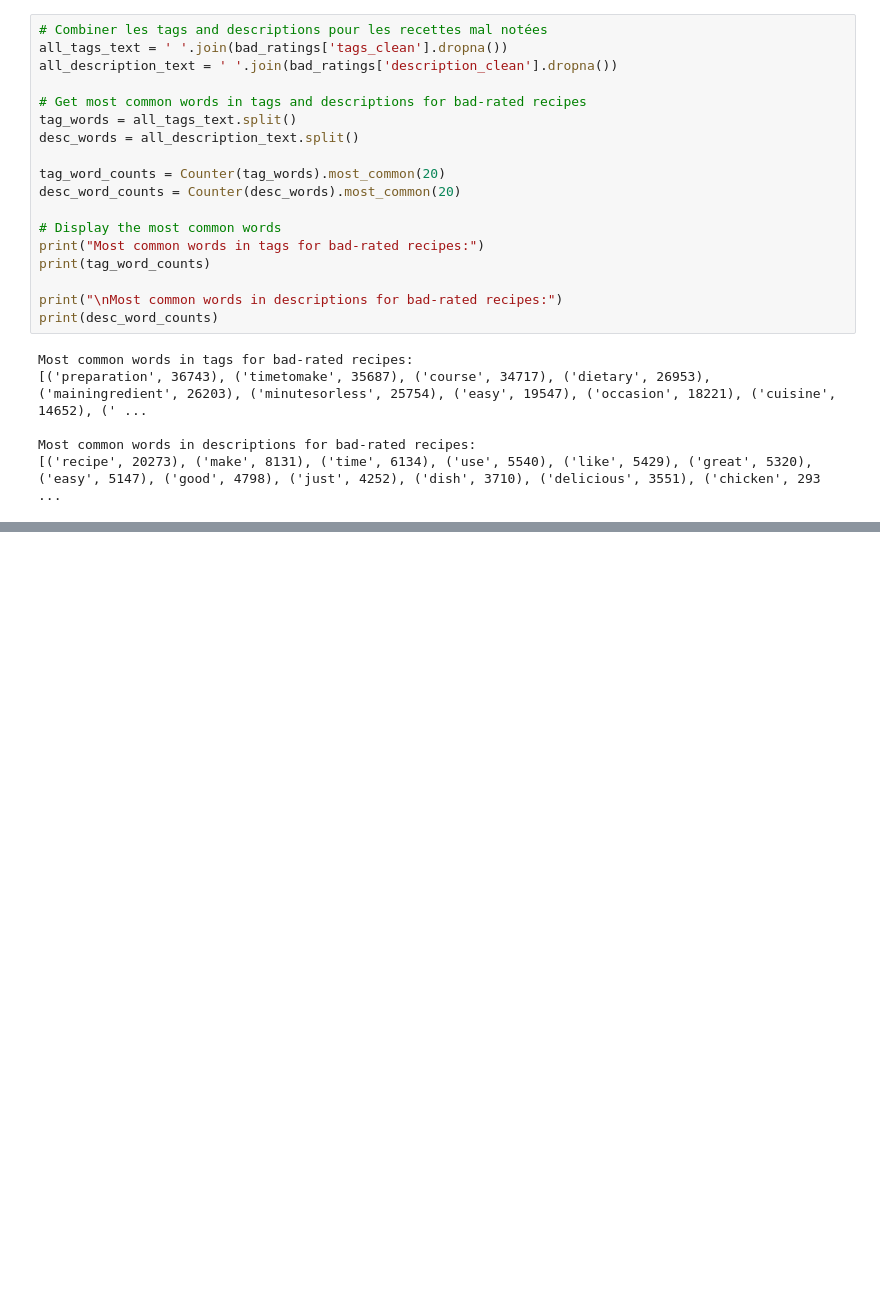
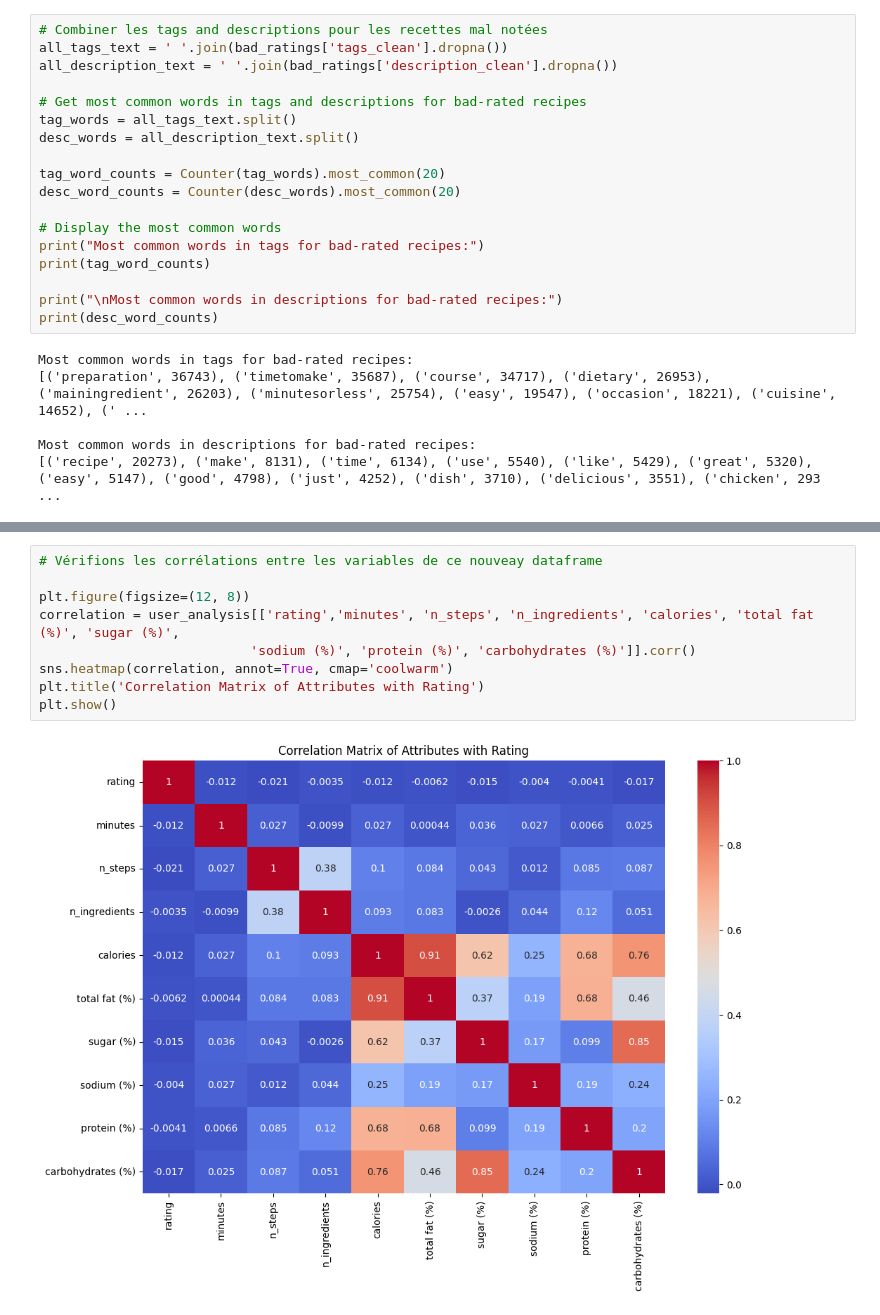
Before and after one commit to romainDonne22/cookproject, a Jupyter notebook: rating_recipe_merge.ipynb, the cells around one changed output, grey strips where cells are left out. Cells and saved outputs as stored; diff of their text form; blank space fills up the shorter version.

```diff
--- a/rating_recipe_merge.ipynb
+++ b/rating_recipe_merge.ipynb
@@ -892,0 +1047,11 @@ plt.show()
+# %%
+# Vérifions les corrélations entre les variables de ce nouveay dataframe
+
+plt.figure(figsize=(12, 8))
+correlation = user_analysis[['rating','minutes', 'n_steps', 'n_ingredients', 'calories', 'total fat (%)', 'sugar (%)',
+                           'sodium (%)', 'protein (%)', 'carbohydrates (%)']].corr()
+sns.heatmap(correlation, annot=True, cmap='coolwarm')
+plt.title('Correlation Matrix of Attributes with Rating')
+plt.show()
+# %% [output]
+[figure, added]
```
Also changed, not shown: parts of 64 cells of this notebook.
